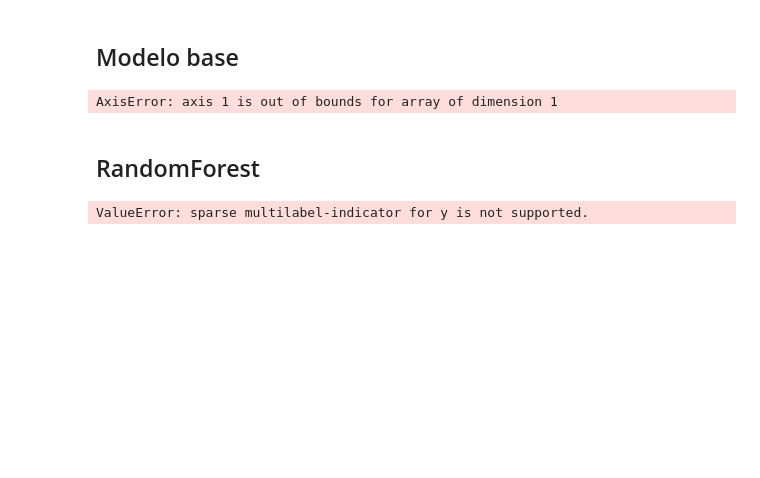
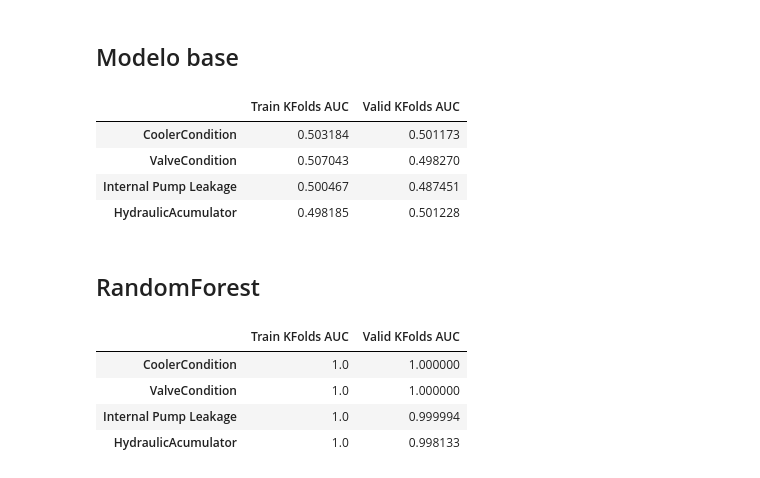
Before and after one commit to maxit1992/CEIA_AMQ1, a Jupyter notebook: TP_Integrador/TP_Integrador.ipynb, the cells around one changed output. Drawn from its saved outputs; the diff is of its cells as text; code cells hidden in the pictures; blank space fills up the shorter version.

Commit message:
TP integrador avances con modelos

```diff
--- a/TP_Integrador/TP_Integrador.ipynb
+++ b/TP_Integrador/TP_Integrador.ipynb
@@ -597,45 +605,63 @@ def EvaluateKFolds(model, X, y, k=5):
 
     return train_auc, valid_auc
+# %%
+total_results={}
+for ycol in y_train.dtype.names:
+    total_results[ycol]={}
 # %% [markdown]
 ## Modelo base
 # %%
 class RandomModel(object):
 
     def fit(self, X, y):
+        self.yshape=len(np.unique(y))
         return None
 
     def predict_proba(self, X):
-        return np.random.randint(0,1, size=X.shape[0])
+        return np.random.uniform(0,1, size=(X.shape[0],self.yshape))
 # %%
+results={}
 for i,ycol in enumerate(y_train.dtype.names):
 
     model = RandomModel()
-    train_auc, valid_auc = EvaluateKFolds(model, df_char_train[top_signals[i]], y_train[ycol], 5)
+    train_auc, valid_auc = EvaluateKFolds(model, df_train_char[top_signals[i]], y_train[ycol], 5)
 
-    results['base']["Train"] = train_auc
-    results['base']["Valid"] = valid_auc
+    total_results[ycol]['Base']= {}
+    total_results[ycol]['Base']["Train KFolds AUC"] = train_auc
+    total_results[ycol]['Base']["Valid KFolds AUC"] = valid_auc
 
-df_results = pd.DataFrame(results).T
-df_results
+    results[ycol]={}
+    results[ycol]["Train KFolds AUC"] = train_auc
+    results[ycol]["Valid KFolds AUC"] = valid_auc
+
+pd.DataFrame(results).T
 # %% [output]
-AxisError: axis 1 is out of bounds for array of dimension 1
+|  | Train KFolds AUC | Valid KFolds AUC |
+| CoolerCondition | 0.503184 | 0.501173 |
+| ValveCondition | 0.507043 | 0.498270 |
+| Internal Pump Leakage | 0.500467 | 0.487451 |
+| HydraulicAcumulator | 0.498185 | 0.501228 |
 # %% [markdown]
 ## RandomForest
 # %%
-
+results={}
 for i,ycol in enumerate(y_train.dtype.names):
 
-    enc = OneHotEncoder(handle_unknown='ignore')
+    model = RandomForestClassifier(n_estimators=200, random_state=5)
+    train_auc, valid_auc = EvaluateKFolds(model, df_train_char[top_signals[i]],y_train[ycol], 5)
 
-    y_encoded = enc.fit_transform( y_train[ycol].reshape(-1,1))
+    total_results[ycol]['Randdom Forest']= {}
+    total_results[ycol]['Randdom Forest']["Train KFolds AUC"] = train_auc
+    total_results[ycol]['Randdom Forest']["Valid KFolds AUC"] = valid_auc
 
-    model = model=RandomForestClassifier(n_estimators=200, random_state=5)
-    train_auc, valid_auc = EvaluateKFolds(model, df_train_char[top_signals[i]],y_encoded, 5)
+    results[ycol]={}
+    results[ycol]["Train KFolds AUC"] = train_auc
+    results[ycol]["Valid KFolds AUC"] = valid_auc
 
-    results['base']["Train"] = train_auc
-    results['base']["Valid"] = valid_auc
-
-df_results = pd.DataFrame(results).T
-df_results
+pd.DataFrame(results).T
 # %% [output]
-ValueError: sparse multilabel-indicator for y is not supported.
+|  | Train KFolds AUC | Valid KFolds AUC |
+| CoolerCondition | 1.0 | 1.000000 |
+| ValveCondition | 1.0 | 1.000000 |
+| Internal Pump Leakage | 1.0 | 0.999994 |
+| HydraulicAcumulator | 1.0 | 0.998133 |
```
Also changed, not shown: parts of 21 cells of this notebook.
